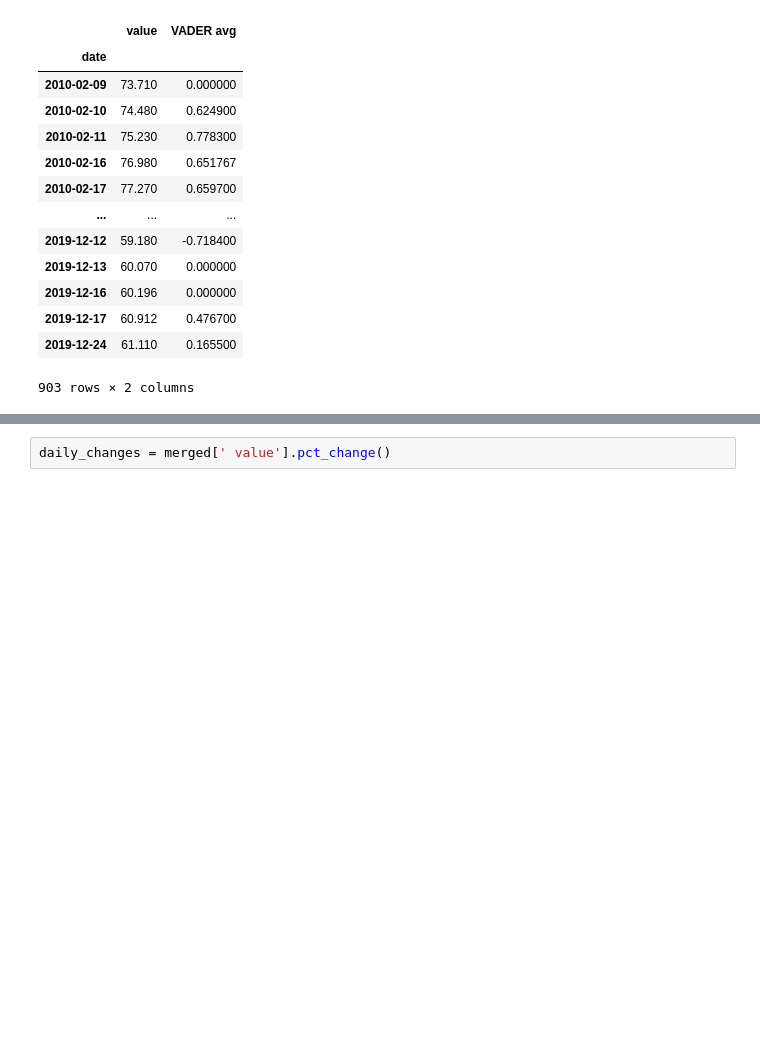
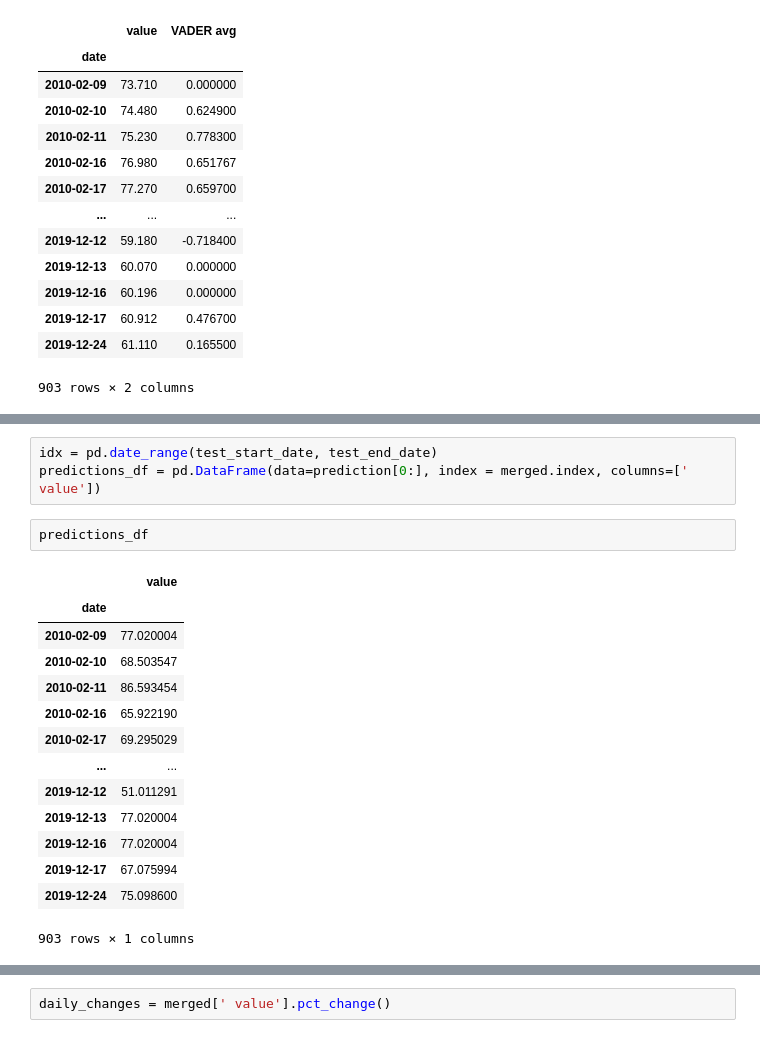
Before and after one commit to treyhunold/project_1, a Jupyter notebook: nyt_sentiment_analysis.ipynb, the cells around one changed output, grey strips where cells are left out. Drawn from its saved outputs; the diff is of its cells as text; blank space fills up the shorter version.

```diff
--- a/nyt_sentiment_analysis.ipynb
+++ b/nyt_sentiment_analysis.ipynb
@@ -410,0 +460,20 @@ merged
+# %%
+idx = pd.date_range(test_start_date, test_end_date)
+predictions_df = pd.DataFrame(data=prediction[0:], index = merged.index, columns=[' value'])
+# %%
+predictions_df
+# %% [output]
+|  | value |
+| date |  |
+| 2010-02-09 | 77.020004 |
+| 2010-02-10 | 68.503547 |
+| 2010-02-11 | 86.593454 |
+| 2010-02-16 | 65.922190 |
+| 2010-02-17 | 69.295029 |
+| ... | ... |
+| 2019-12-12 | 51.011291 |
+| 2019-12-13 | 77.020004 |
+| 2019-12-16 | 77.020004 |
+| 2019-12-17 | 67.075994 |
+| 2019-12-24 | 75.098600 |
+903 rows × 1 columns
```
Also changed, not shown: parts of 18 cells of this notebook.
